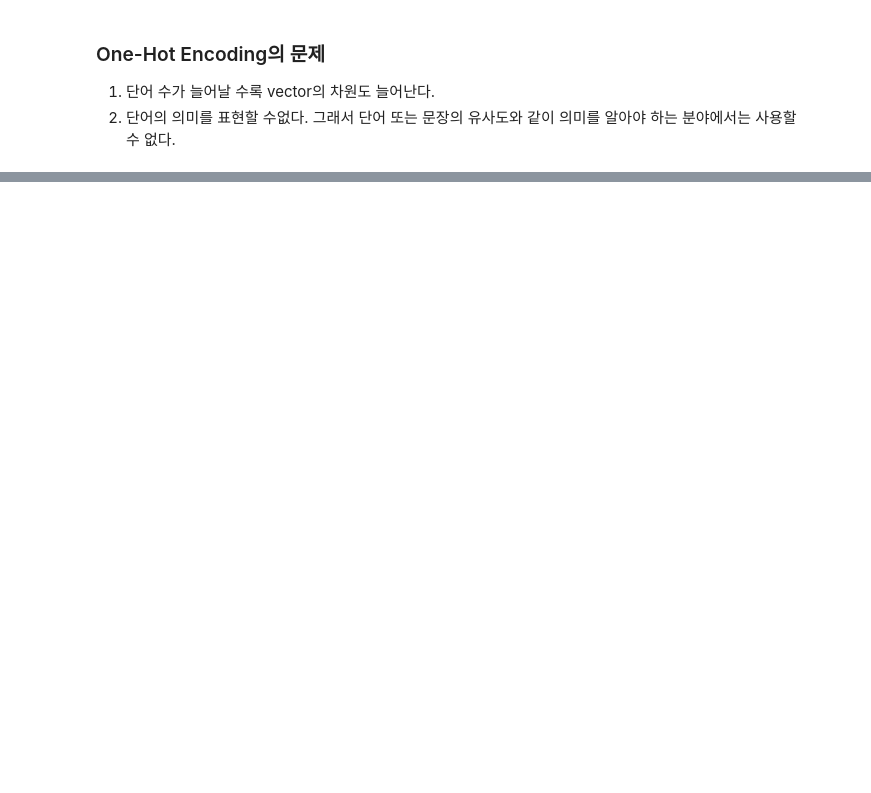
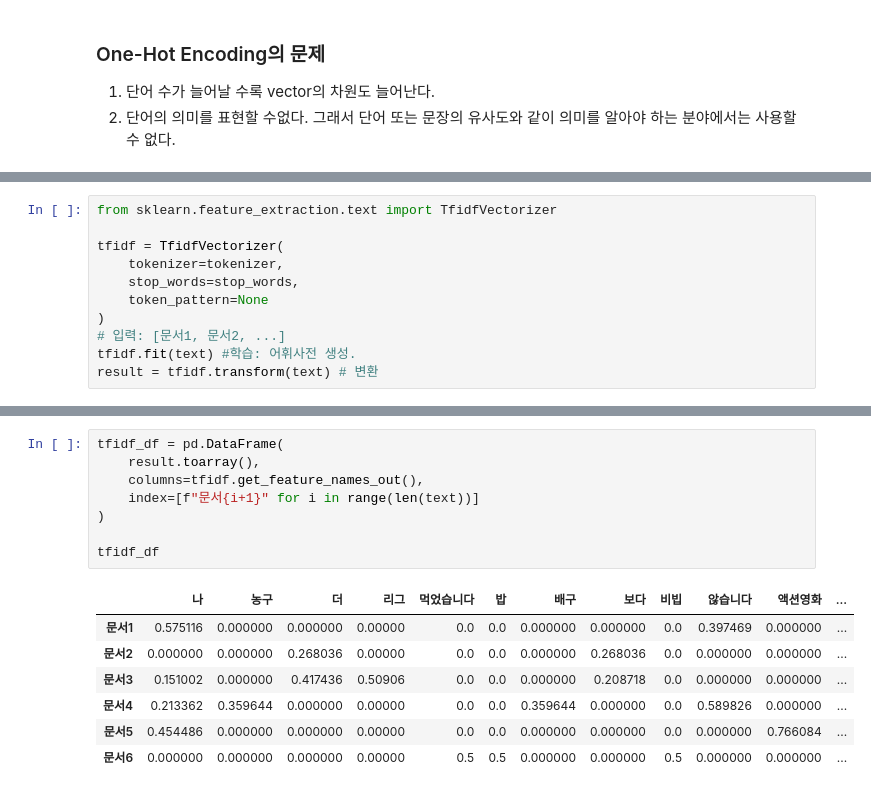
Before and after one commit to NGGW519/SKN13_mysrc, a Jupyter notebook: 11_NLP_Embedding/01_Text_to_Vector_count_base.ipynb, the cells around one changed output, grey strips where cells are left out. Drawn from its saved outputs; the diff is of its cells as text; blank space fills up the shorter version.

```diff
--- a/11_NLP_Embedding/01_Text_to_Vector_count_base.ipynb
+++ b/11_NLP_Embedding/01_Text_to_Vector_count_base.ipynb
@@ -202,3 +443,14 @@ stop_words = list('은는이가을를도.,')
 -   fit_transform(X)
     -   학습/변환 한번에 처리
 -   vocabulary\_: 어휘 사전
+# %%
+from sklearn.feature_extraction.text import TfidfVectorizer
+
+tfidf = TfidfVectorizer(
+    tokenizer=tokenizer,
+    stop_words=stop_words,
+    token_pattern=None
+)
+# 입력: [문서1, 문서2, ...]
+tfidf.fit(text) #학습: 어휘사전 생성.
+result = tfidf.transform(text) # 변환
@@ -204,0 +478,16 @@ stop_words = list('은는이가을를도.,')
+# %%
+tfidf_df = pd.DataFrame(
+    result.toarray(),
+    columns=tfidf.get_feature_names_out(),
+    index=[f"문서{i+1}" for i in range(len(text))]
+)
+
+tfidf_df
+# %% [output]
+|  | 나 | 농구 | 더 | 리그 | 먹었습니다 | 밥 | 배구 | 보다 | 비빕 | 않습니다 | 액션영화 | ... |
+| 문서1 | 0.575116 | 0.000000 | 0.000000 | 0.00000 | 0.0 | 0.0 | 0.000000 | 0.000000 | 0.0 | 0.397469 | 0.000000 | ... |
+| 문서2 | 0.000000 | 0.000000 | 0.268036 | 0.00000 | 0.0 | 0.0 | 0.000000 | 0.268036 | 0.0 | 0.000000 | 0.000000 | ... |
+| 문서3 | 0.151002 | 0.000000 | 0.417436 | 0.50906 | 0.0 | 0.0 | 0.000000 | 0.208718 | 0.0 | 0.000000 | 0.000000 | ... |
+| 문서4 | 0.213362 | 0.359644 | 0.000000 | 0.00000 | 0.0 | 0.0 | 0.359644 | 0.000000 | 0.0 | 0.589826 | 0.000000 | ... |
+| 문서5 | 0.454486 | 0.000000 | 0.000000 | 0.00000 | 0.0 | 0.0 | 0.000000 | 0.000000 | 0.0 | 0.000000 | 0.766084 | ... |
+| 문서6 | 0.000000 | 0.000000 | 0.000000 | 0.00000 | 0.5 | 0.5 | 0.000000 | 0.000000 | 0.5 | 0.000000 | 0.000000 | ... |
```
Also changed, not shown: parts of 22 cells of this notebook, 4 other files.
